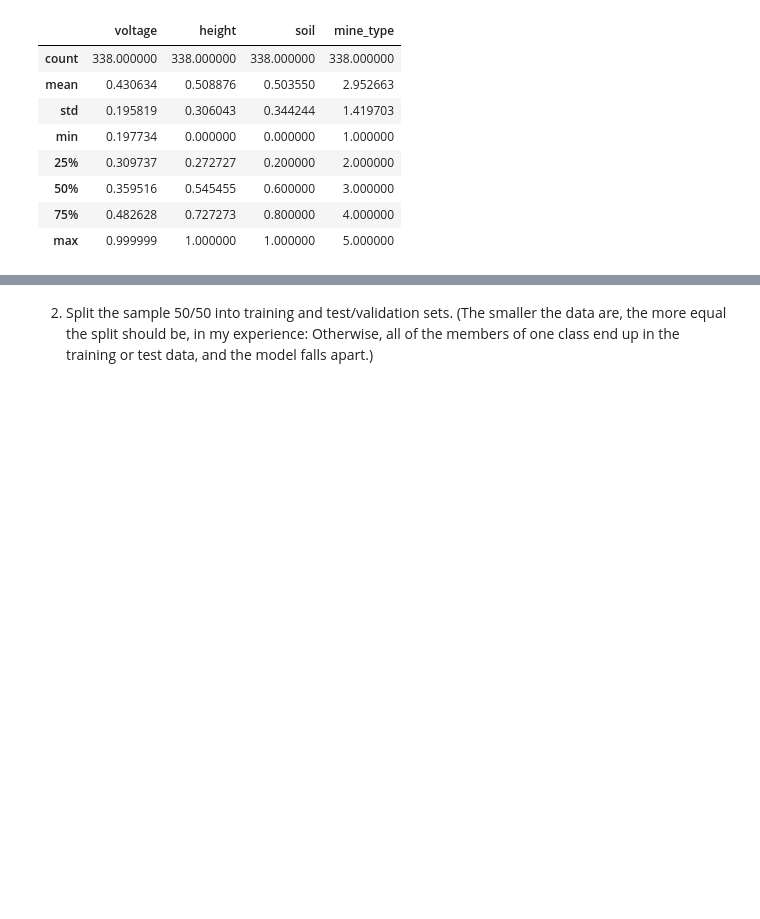
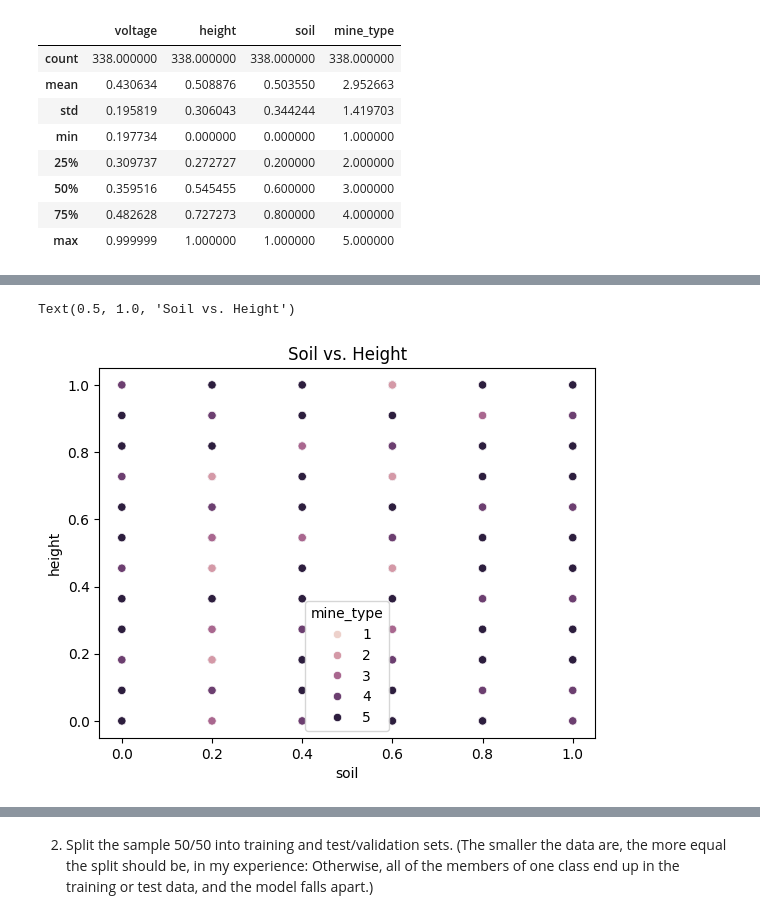
Before and after one commit to gsaunders5761/knn, a Jupyter notebook: assignment/assignment_knn.ipynb, the cells around one changed output, grey strips where cells are left out. Drawn from its saved outputs; the diff is of its cells as text; code cells hidden in the pictures; blank space fills up the shorter version.

```diff
--- a/assignment/assignment_knn.ipynb
+++ b/assignment/assignment_knn.ipynb
@@ -363,0 +346,6 @@ max     0.583081   1.000000   1.000000        5.0
+# %%
+sXh = sns.scatterplot(data=lm,x='soil',y='height',hue='mine_type')
+sXh.set_title('Soil vs. Height')
+# %% [output]
+Text(0.5, 1.0, 'Soil vs. Height')
+[figure, added]
```
Also changed, not shown: parts of 15 cells of this notebook.
